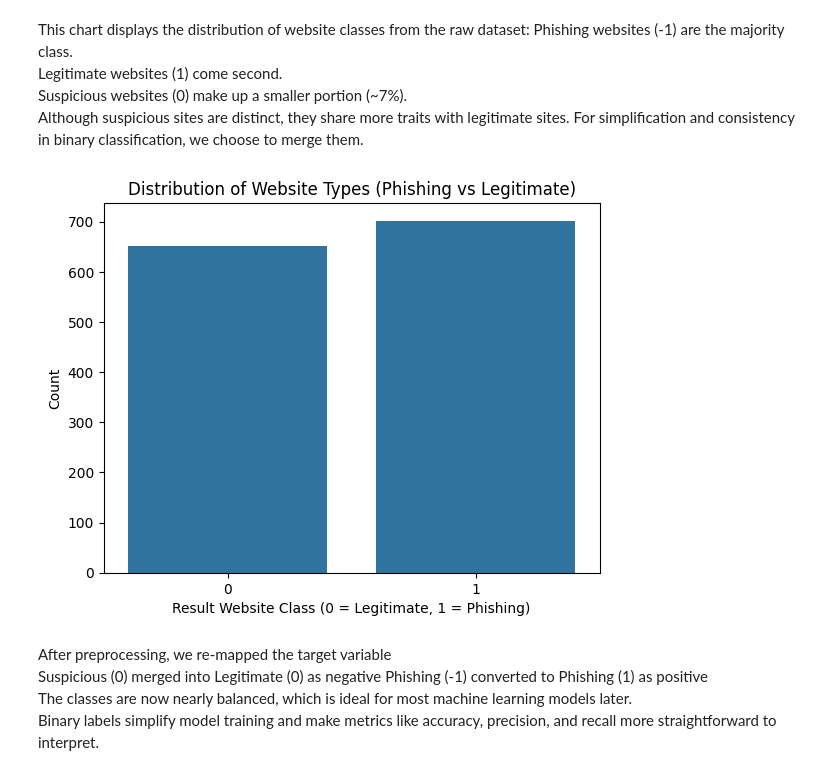
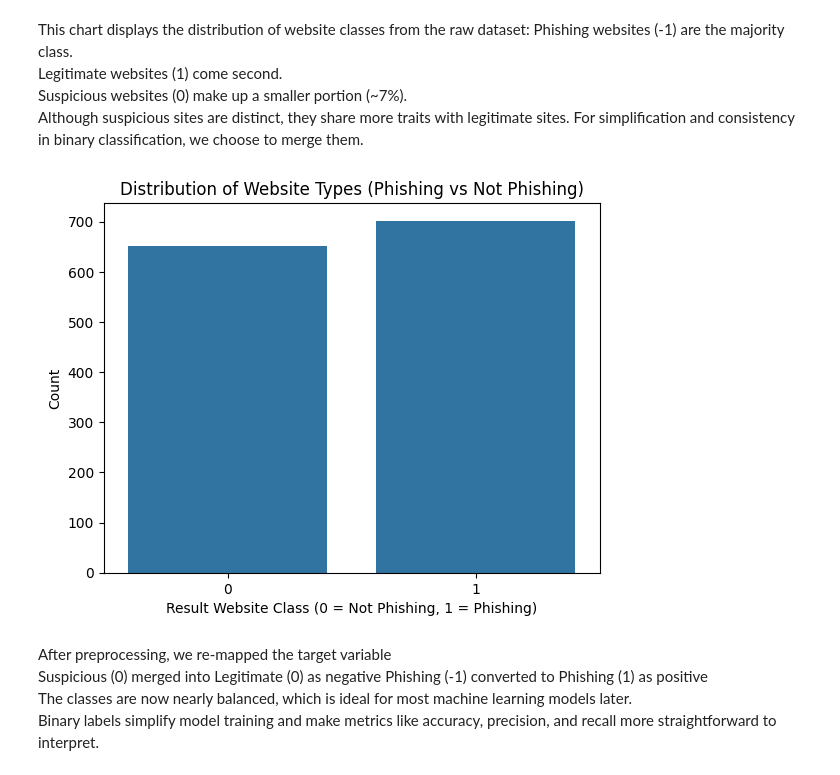
Before and after one commit to Fulankeee/MIE1628-Project-5, a Jupyter notebook: MIE1628_A5.ipynb, the cells around one changed output. Saved outputs shown, nothing was run; the diff lists cells and outputs as text; code cells hidden in the pictures.

```diff
--- a/MIE1628_A5.ipynb
+++ b/MIE1628_A5.ipynb
@@ -106,12 +106,12 @@ Although suspicious sites are distinct, they share more traits with legitimate s
 # %%
 # Shows the number of phishing vs. legitimate websites in your dataset.
 sns.countplot(x='Result_new', data=df)
-plt.title("Distribution of Website Types (Phishing vs Legitimate)")
-plt.xlabel("Result Website Class (0 = Legitimate, 1 = Phishing)")
+plt.title("Distribution of Website Types (Phishing vs Not Phishing)")
+plt.xlabel("Result Website Class (0 = Not Phishing, 1 = Phishing)")
 plt.ylabel("Count")
 plt.show()
 # %% [output]
-[figure, old version]
+[figure, new version]
 # %% [markdown]
 After preprocessing, we re-mapped the target variable
 Suspicious (0) merged into Legitimate (0) as negative
```
Also changed, not shown: parts of 4 cells of this notebook.
